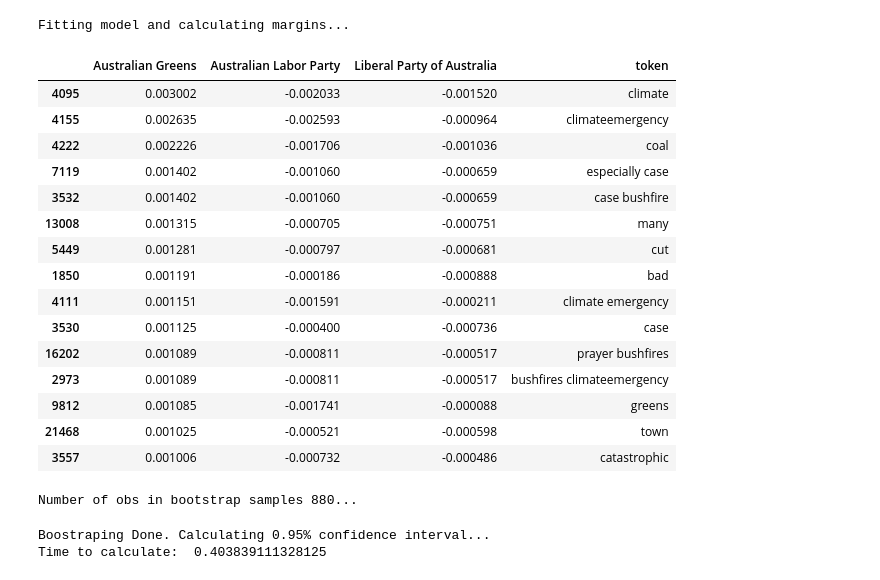
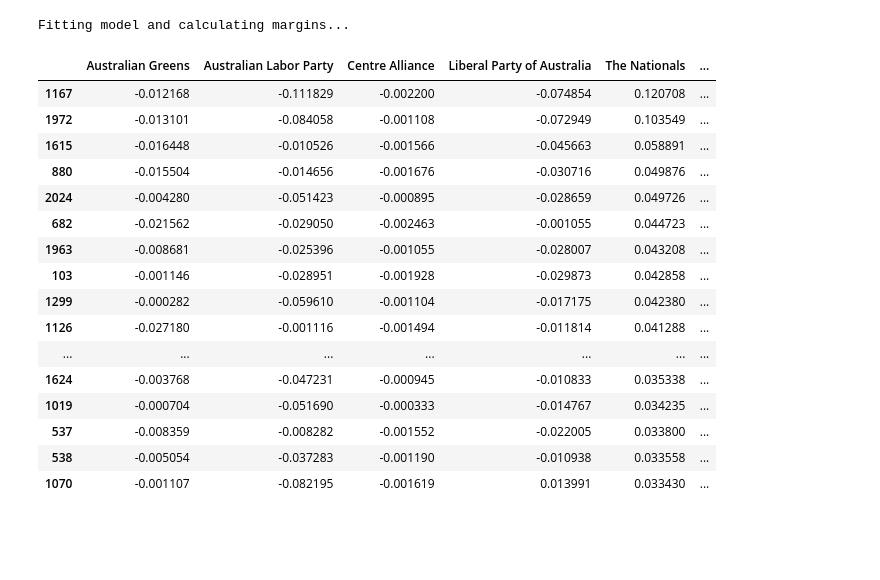
Before and after one commit to frederik-kilpinen/Exam2021-DM-ASDS2, a Jupyter notebook: Notebooks/topic_classification.ipynb, the cells around one changed output. Drawn from its saved outputs; the diff is of its cells as text; code cells hidden in the pictures; blank space fills up the shorter version.

```diff
--- a/Notebooks/topic_classification.ipynb
+++ b/Notebooks/topic_classification.ipynb
@@ -182,7 +217,7 @@ class MlogitMargins:
     """
     def __init__(self, X, y):
         #Define data
-        self.vect = CountVectorizer(ngram_range=(1,2))
+        self.vect = CountVectorizer(ngram_range=(1,2), min_df = 5)
         self.X = self.vect.fit_transform(X)
         self.y = y
         print("Fitting model and calculating margins...")
@@ -217,7 +252,7 @@ class MlogitMargins:
                 #Calculate avg margins for the jth class and kth beta (token)
                 margins_jk = beta_jk * 1/probas.shape[0] * (probas[:,class_j] * (1 - probas[:,class_j])).sum()
 
-                #Append avg margins to dictionary
+                #Append to dictionary
                 if model.classes_[class_j] not in margins.keys():
                     margins[model.classes_[class_j]] = [margins_jk]
                 else:
@@ -229,17 +264,18 @@ class MlogitMargins:
 
         return margins_df, model
 
-    def fit_model(self, X, y, max_iter = 10000, penalty = "none", class_weight = "balanced",
-                  verbose = False, fit_intercept = True, multi_class = "multinomial"):
+    def fit_model(self, X, y, max_iter = 10000, penalty = "l1", class_weight = "balanced",
+                  verbose = False, fit_intercept = True, multi_class = "multinomial",
+                  C = 1):
 
         """
-        Fits sklearn multinomial logistic model on data. Default penalty set to "none" for unbaised estimators.
+        Fits sklearn multinomial logistic model on data.
         """
 
         mlogit = LogisticRegression(random_state=42, penalty=penalty, solver="saga",
                                     max_iter = max_iter, class_weight = class_weight,
                                     fit_intercept=fit_intercept, multi_class=multi_class,
-                                    verbose=verbose).fit(X, y) #
+                                    verbose=verbose, C = C).fit(X, y)
 
         return mlogit
 
@@ -291,6 +327,8 @@ mlogit_data = data.loc[(data["lemmas"].str.contains("bushfire|bushfires|#bushfir
 mlogit_data = mlogit_data.loc[mlogit_data["party"].isin(["Australian Greens",
                                                          "Australian Labor Party",
                                                          "Liberal Party of Australia",
+                                                         "The Nationals",
+                                                         "Centre Alliance"
                                                           ])].dropna(subset = ["lemmas"]).reset_index(drop = True)
 # %%
 X, y = mlogit_data["lemmas"], mlogit_data["party"]
@@ -298,29 +336,26 @@ mlogit = MlogitMargins(X, y)
 # %% [output]
 Fitting model and calculating margins...
 # %%
-mlogit.margins.sort_values("Australian Greens", ascending=False).head(15)
+mlogit.margins.sort_values("The Nationals" , ascending=False).head(20)
 # %% [output]
-|  | Australian Greens | Australian Labor Party | Liberal Party of Australia | token |
-| 4095 | 0.003002 | -0.002033 | -0.001520 | climate |
-| 4155 | 0.002635 | -0.002593 | -0.000964 | climateemergency |
-| 4222 | 0.002226 | -0.001706 | -0.001036 | coal |
-| 7119 | 0.001402 | -0.001060 | -0.000659 | especially case |
-| 3532 | 0.001402 | -0.001060 | -0.000659 | case bushfire |
-| 13008 | 0.001315 | -0.000705 | -0.000751 | many |
-| 5449 | 0.001281 | -0.000797 | -0.000681 | cut |
-| 1850 | 0.001191 | -0.000186 | -0.000888 | bad |
-| 4111 | 0.001151 | -0.001591 | -0.000211 | climate emergency |
-| 3530 | 0.001125 | -0.000400 | -0.000736 | case |
-| 16202 | 0.001089 | -0.000811 | -0.000517 | prayer bushfires |
-| 2973 | 0.001089 | -0.000811 | -0.000517 | bushfires climateemergency |
-| 9812 | 0.001085 | -0.001741 | -0.000088 | greens |
-| 21468 | 0.001025 | -0.000521 | -0.000598 | town |
-| 3557 | 0.001006 | -0.000732 | -0.000486 | catastrophic |
+|  | Australian Greens | Australian Labor Party | Centre Alliance | Liberal Party of Australia | The Nationals | ... |
+| 1167 | -0.012168 | -0.111829 | -0.002200 | -0.074854 | 0.120708 | ... |
+| 1972 | -0.013101 | -0.084058 | -0.001108 | -0.072949 | 0.103549 | ... |
+| 1615 | -0.016448 | -0.010526 | -0.001566 | -0.045663 | 0.058891 | ... |
+| 880 | -0.015504 | -0.014656 | -0.001676 | -0.030716 | 0.049876 | ... |
+| 2024 | -0.004280 | -0.051423 | -0.000895 | -0.028659 | 0.049726 | ... |
+| 682 | -0.021562 | -0.029050 | -0.002463 | -0.001055 | 0.044723 | ... |
+| 1963 | -0.008681 | -0.025396 | -0.001055 | -0.028007 | 0.043208 | ... |
+| 103 | -0.001146 | -0.028951 | -0.001928 | -0.029873 | 0.042858 | ... |
+| 1299 | -0.000282 | -0.059610 | -0.001104 | -0.017175 | 0.042380 | ... |
+| 1126 | -0.027180 | -0.001116 | -0.001494 | -0.011814 | 0.041288 | ... |
+| ... | ... | ... | ... | ... | ... | ... |
+| 1624 | -0.003768 | -0.047231 | -0.000945 | -0.010833 | 0.035338 | ... |
+| 1019 | -0.000704 | -0.051690 | -0.000333 | -0.014767 | 0.034235 | ... |
+| 537 | -0.008359 | -0.008282 | -0.001552 | -0.022005 | 0.033800 | ... |
+| 538 | -0.005054 | -0.037283 | -0.001190 | -0.010938 | 0.033558 | ... |
+| 1070 | -0.001107 | -0.082195 | -0.001619 | 0.013991 | 0.033430 | ... |
 # %%
 mlogit_ci = mlogit.bootstrap_ci(alpha=0.05, n_samples=25)
-# %% [output]
-Number of obs in bootstrap samples 880...
-Boostraping Done. Calculating 0.95% confidence interval...
-Time to calculate:  0.403839111328125
 # %%
 mlogit_ci.head(10)
```
Also changed, not shown: parts of 7 cells of this notebook, 2 other files.
